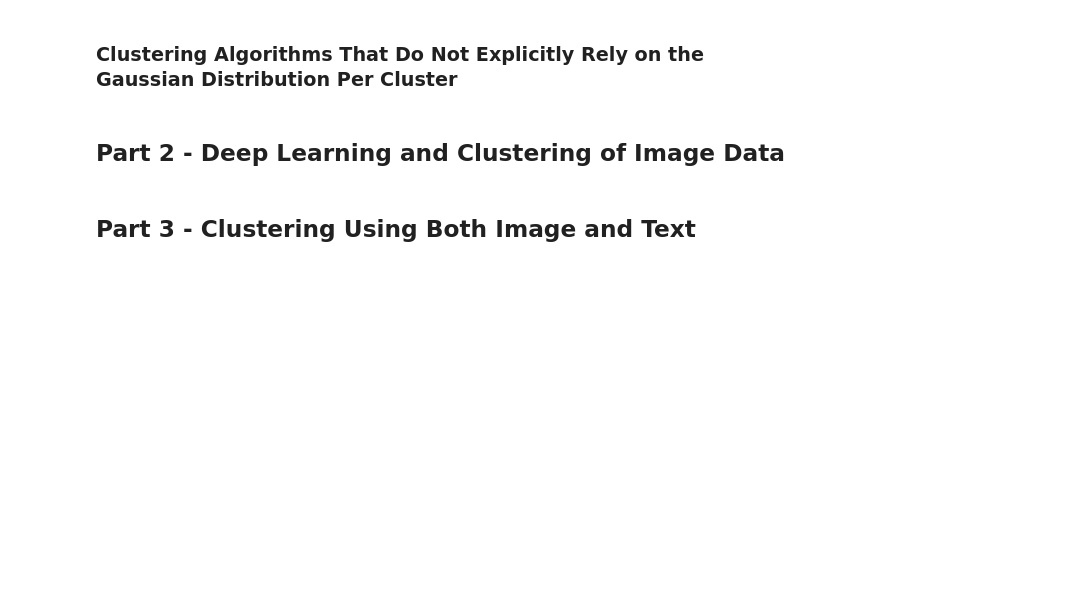
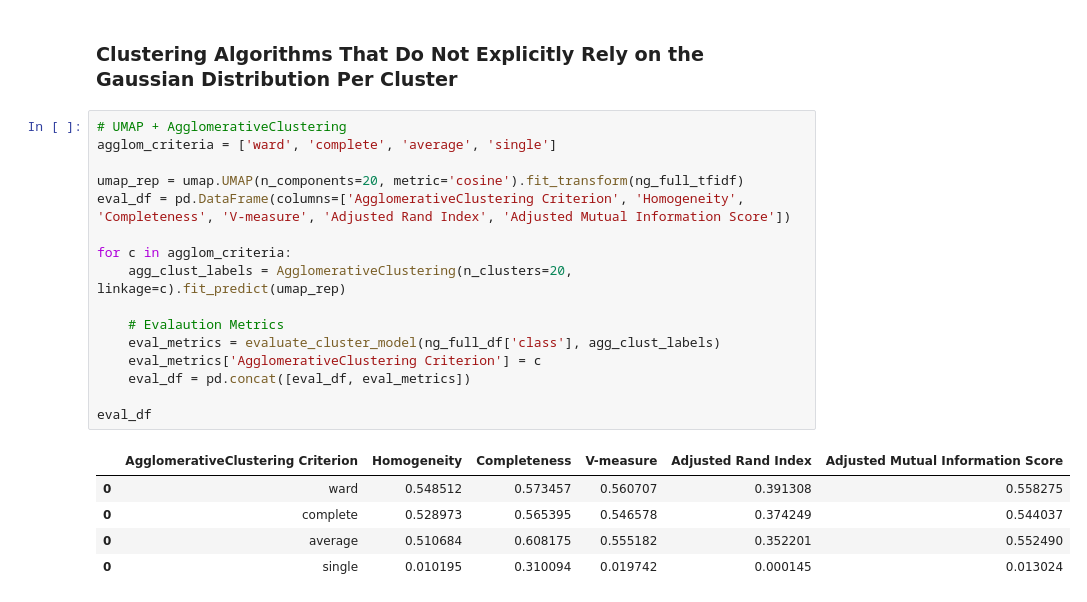
Before and after one commit to stswee/ECE219, a Jupyter notebook: Project_2/ECE219_Project2_Draft.ipynb, the cells around one changed output. Drawn from its saved outputs; the diff is of its cells as text; blank space fills up the shorter version.

```diff
--- a/Project_2/ECE219_Project2_Draft.ipynb
+++ b/Project_2/ECE219_Project2_Draft.ipynb
@@ -434,7 +429,25 @@ eval_df
 | 0 | 200 | euclidean | 0.018822 | 0.020325 | 0.019545 | 0.003176 | 0.014200 |
 # %% [markdown]
 ### Clustering Algorithms That Do Not Explicitly Rely on the Gaussian Distribution Per Cluster
-# %% [markdown]
-## Part 2 - Deep Learning and Clustering of Image Data
-# %% [markdown]
-## Part 3 - Clustering Using Both Image and Text
+# %%
+# UMAP + AgglomerativeClustering
+agglom_criteria = ['ward', 'complete', 'average', 'single']
+
+umap_rep = umap.UMAP(n_components=20, metric='cosine').fit_transform(ng_full_tfidf)
+eval_df = pd.DataFrame(columns=['AgglomerativeClustering Criterion', 'Homogeneity', 'Completeness', 'V-measure', 'Adjusted Rand Index', 'Adjusted Mutual Information Score'])
+
+for c in agglom_criteria:
+    agg_clust_labels = AgglomerativeClustering(n_clusters=20, linkage=c).fit_predict(umap_rep)
+
+    # Evalaution Metrics
+    eval_metrics = evaluate_cluster_model(ng_full_df['class'], agg_clust_labels)
+    eval_metrics['AgglomerativeClustering Criterion'] = c
+    eval_df = pd.concat([eval_df, eval_metrics])
+
+eval_df
+# %% [output]
+|  | AgglomerativeClustering Criterion | Homogeneity | Completeness | V-measure | Adjusted Rand Index | Adjusted Mutual Information Score |
+| 0 | ward | 0.548512 | 0.573457 | 0.560707 | 0.391308 | 0.558275 |
+| 0 | complete | 0.528973 | 0.565395 | 0.546578 | 0.374249 | 0.544037 |
+| 0 | average | 0.510684 | 0.608175 | 0.555182 | 0.352201 | 0.552490 |
+| 0 | single | 0.010195 | 0.310094 | 0.019742 | 0.000145 | 0.013024 |
```
Also changed, not shown: parts of 10 cells of this notebook.
